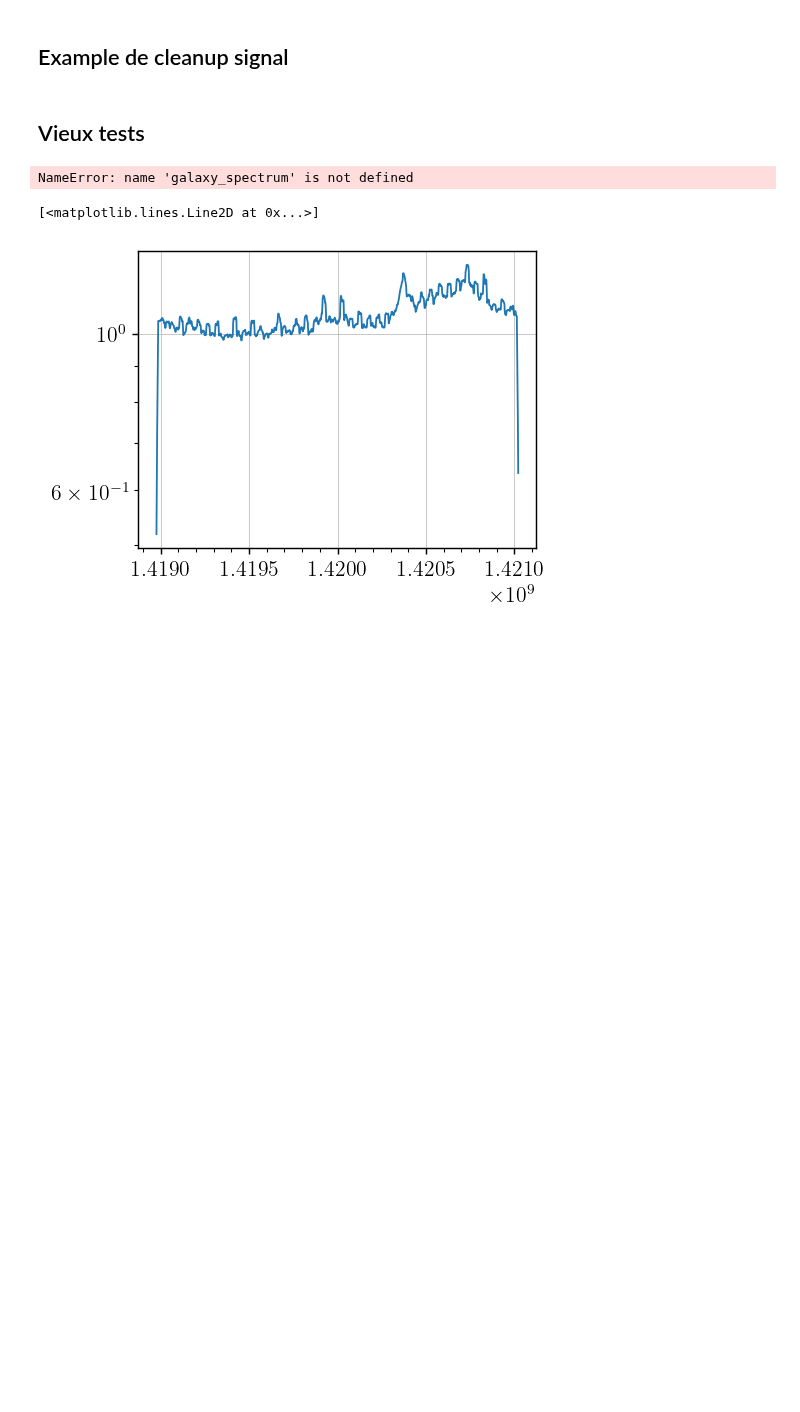
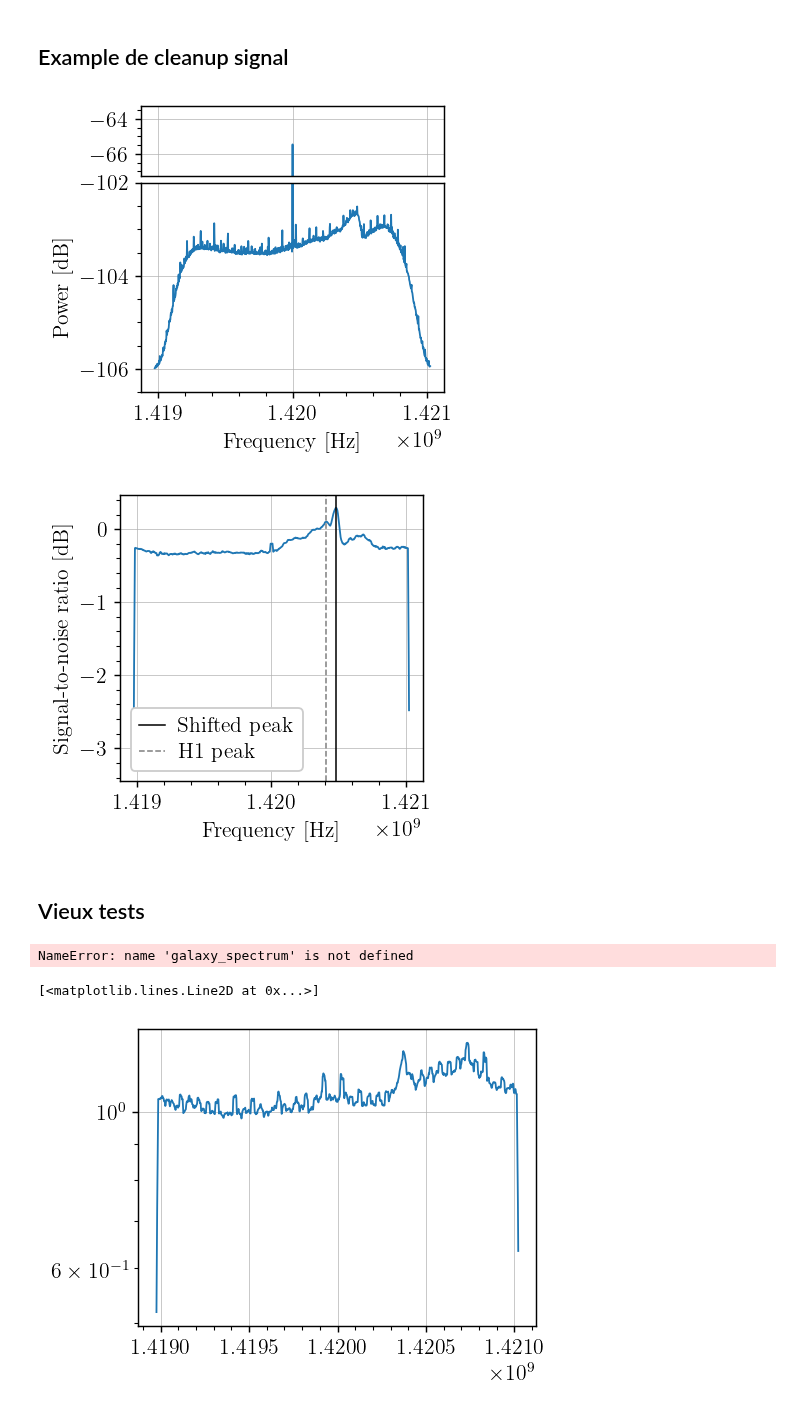
Before and after one commit to TomVdt/TPIII, a Jupyter notebook: 04-radiotelescope/analyse/exp2_processing_example.ipynb, the cells around one changed output. Drawn from its saved outputs; the diff is of its cells as text; code cells hidden in the pictures; blank space fills up the shorter version.

Commit message:
broken axis et crop figure

```diff
--- a/04-radiotelescope/analyse/exp2_processing_example.ipynb
+++ b/04-radiotelescope/analyse/exp2_processing_example.ipynb
@@ -57,37 +57,51 @@ def calculate_relative_speed(measured_frequency: float) -> float:
 with mpl.rc_context():
     mpl.rcParams['savefig.bbox'] = 'standard'
     mpl.rcParams["figure.figsize"] = (8*INCH_PER_CM, 7*INCH_PER_CM)
-    mpl.rcParams["figure.subplot.left"]   = 0.22
+    mpl.rcParams["figure.subplot.left"]   = 0.25
     mpl.rcParams['figure.subplot.right']  = 0.99
     mpl.rcParams['figure.subplot.top']    = 0.97
     mpl.rcParams['figure.subplot.bottom'] = 0.17
 
     vertical_lw = 0.85
 
     # ==== Unprocessed signal ====
-    plt.figure()
-    plt.plot(frequencies, to_dB(l30_spectrum))
+    fig, (ax1, ax2) = plt.subplots(2, 1, sharex=True, height_ratios=[1,3])
+    fig.subplots_adjust(hspace=0.05)  # adjust space between Axes
 
-    # plt.ylim(2e-11, 1e-10)
+    ax1.plot(frequencies, to_dB(l30_spectrum))
+    ax2.plot(frequencies, to_dB(l30_spectrum))
+
+    ax1.set_ylim(-67.25, -63.25)
+    # ax1.set_ylim(-102, -40)
+    ax2.set_ylim(-106.5,-102)
+    # ax1.set_xticks([])
+    ax1.tick_params(axis='x', which='both',
+                bottom=False)
+
     plt.xlabel("Frequency [Hz]")
     plt.ylabel("Power [dB]")
     plt.savefig("../figures/raw_signal.pdf")
+    plt.show()
 
     # ==== Processed signal (noise removal + moving average)
     plt.figure()
     cleaned_signal = clean_up(normalise_data(l30_spectrum,bc_noise3_spectrum))
 
     plt.plot(frequencies, to_dB(cleaned_signal))
     hydrogen_peak_idx = sc.signal.find_peaks(cleaned_signal, width=20)[0][2]
     plt.axvline(frequencies[hydrogen_peak_idx], lw=vertical_lw, ls='-', c='k',
                 label="Shifted peak")
     plt.axvline(H21, lw=vertical_lw, ls="--",
                 label="H1 peak")
 
     plt.xlabel("Frequency [Hz]")
     plt.ylabel("Signal-to-noise ratio [dB]")
     plt.legend(loc="lower left")
     plt.savefig("../figures/clean_signal.pdf")
+    plt.show()
+# %% [output]
+[figure, added]
+[figure, added]
 # %% [markdown]
 ## Vieux tests
 # %%
```
Also changed, not shown: 5 other files.
